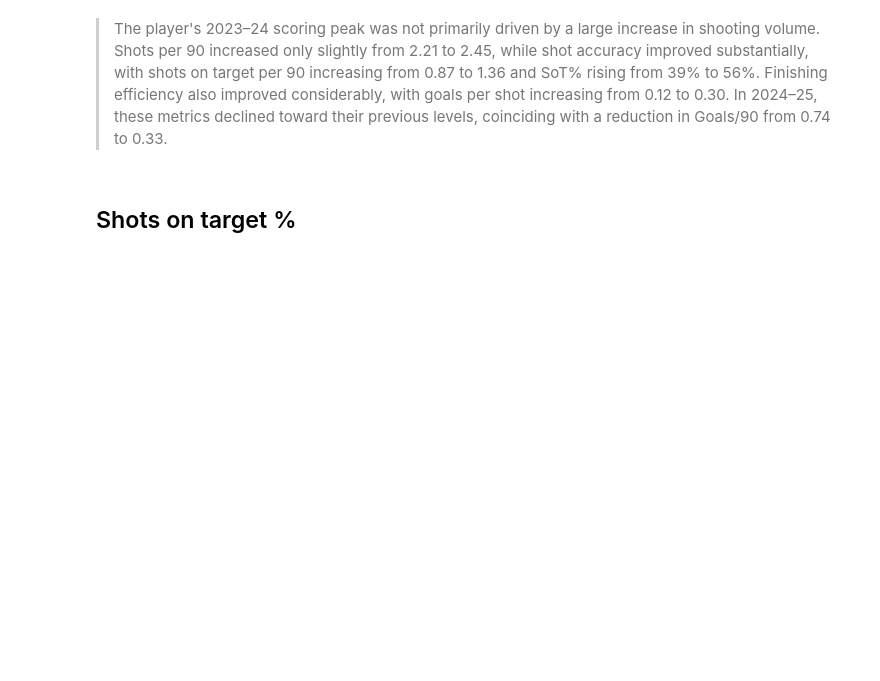
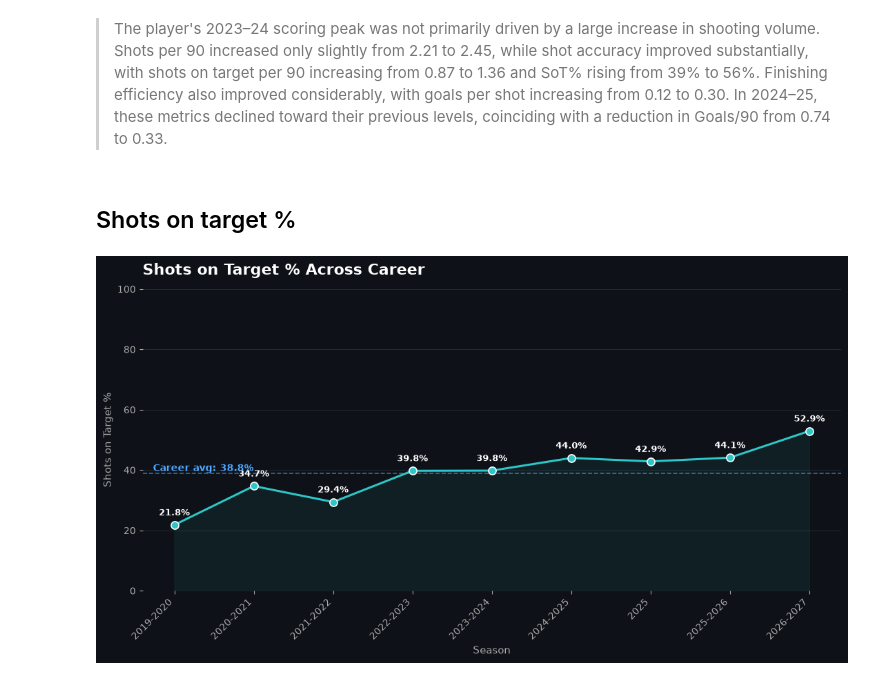
Before and after one commit to SalmaAllam8/football-data-visualization, a Jupyter notebook: Jude_Bellingham.ipynb, the cells around one changed output. Saved outputs shown, nothing was run; the diff lists cells and outputs as text; code cells hidden in the pictures; blank space fills up the shorter version.

Commit message:
shots on target

```diff
--- a/Jude_Bellingham.ipynb
+++ b/Jude_Bellingham.ipynb
@@ -1510,3 +1510,73 @@ dtype: float64
 >The player's 2023–24 scoring peak was not primarily driven by a large increase in shooting volume. Shots per 90 increased only slightly from 2.21 to 2.45, while shot accuracy improved substantially, with shots on target per 90 increasing from 0.87 to 1.36 and SoT% rising from 39% to 56%. Finishing efficiency also improved considerably, with goals per shot increasing from 0.12 to 0.30. In 2024–25, these metrics declined toward their previous levels, coinciding with a reduction in Goals/90 from 0.74 to 0.33.
 # %% [markdown]
 ## Shots on target %
+# %%
+sot_accuracy = (
+    shooting_club_standard_stats
+    .groupby("Season", as_index=False)
+    .agg(
+        Min_90s=("90s", "sum"),
+        SoT=("SoT", "sum"),
+        Sh=("Sh", "sum")
+    )
+)
+
+sot_accuracy["SoT%"] = (
+    sot_accuracy["SoT"] / sot_accuracy["Sh"] * 100
+)
+# %%
+sot_accuracy["Sh_90"] = sot_accuracy["Sh"] / sot_accuracy["Min_90s"]
+sot_accuracy["SoT_90"] = sot_accuracy["SoT"] / sot_accuracy["Min_90s"]
+# %%
+
+fig, ax = plt.subplots(figsize=(11, 6), facecolor="#0e1117")
+ax.set_facecolor("#0e1117")
+
+x = sot_accuracy["Season"].astype(str)
+y = sot_accuracy["SoT%"]
+
+# Line + markers
+ax.plot(x, y, marker="o", markersize=8, color="#2ec6c6", linewidth=2.2,
+        markerfacecolor="#2ec6c6", markeredgecolor="white", markeredgewidth=1.2, zorder=3)
+
+# Fill under the line for visual weight
+ax.fill_between(x, y, color="#2ec6c6", alpha=0.08, zorder=1)
+
+# Value labels above each point
+for xi, yi in zip(x, y):
+    ax.annotate(
+        f"{yi:.1f}%",
+        xy=(xi, yi),
+        xytext=(0, 10),
+        textcoords="offset points",
+        ha="center",
+        color="white",
+        fontsize=9,
+        fontweight="bold"
+    )
+
+# Career average reference line
+avg_val = y.mean()
+ax.axhline(avg_val, color="#4ea8ff", linestyle="--", linewidth=1.2, alpha=0.6, zorder=2)
+ax.text(
+    1, avg_val+0.07,
+    f"  Career avg: {avg_val:.1f}%",
+    color="#4ea8ff", fontsize=10, va="bottom", ha="right", fontweight="bold"
+)
+
+# Styling
+ax.set_title("Shots on Target % Across Career", color="white",
+             fontsize=16, fontweight="bold", loc="left", pad=15)
+ax.set_xlabel("Season", color="#aaaaaa", fontsize=11)
+ax.set_ylabel("Shots on Target %", color="#aaaaaa", fontsize=11)
+ax.tick_params(colors="#aaaaaa", labelsize=10)
+ax.set_ylim(0, 100)  # since this is a percentage, fix the scale for consistent comparison
+plt.xticks(rotation=45, ha="right")
+for spine in ax.spines.values():
+    spine.set_visible(False)
+ax.grid(axis="y", color="white", alpha=0.1)
+
+plt.tight_layout()
+plt.show()
+# %% [output]
+[figure, added]
```
